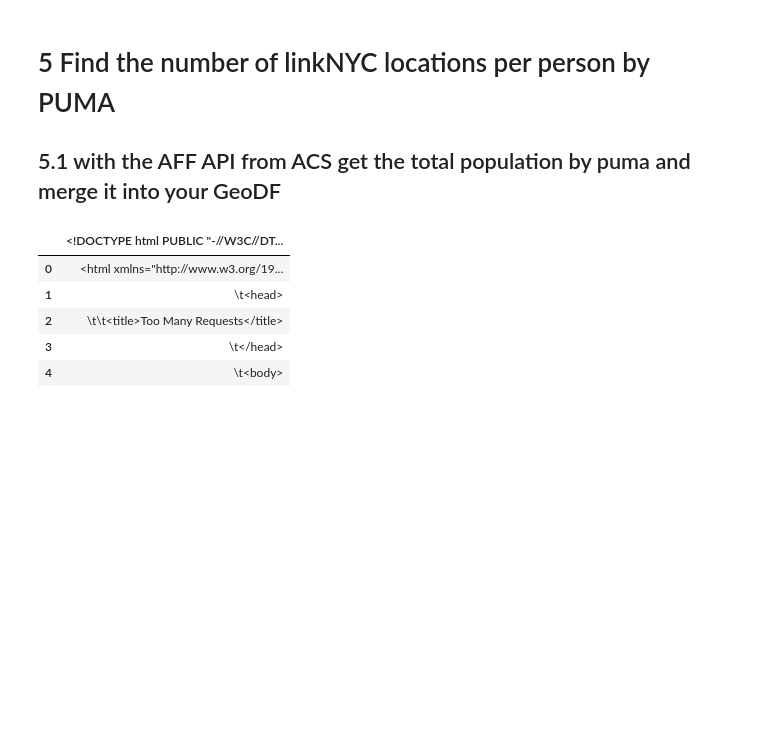
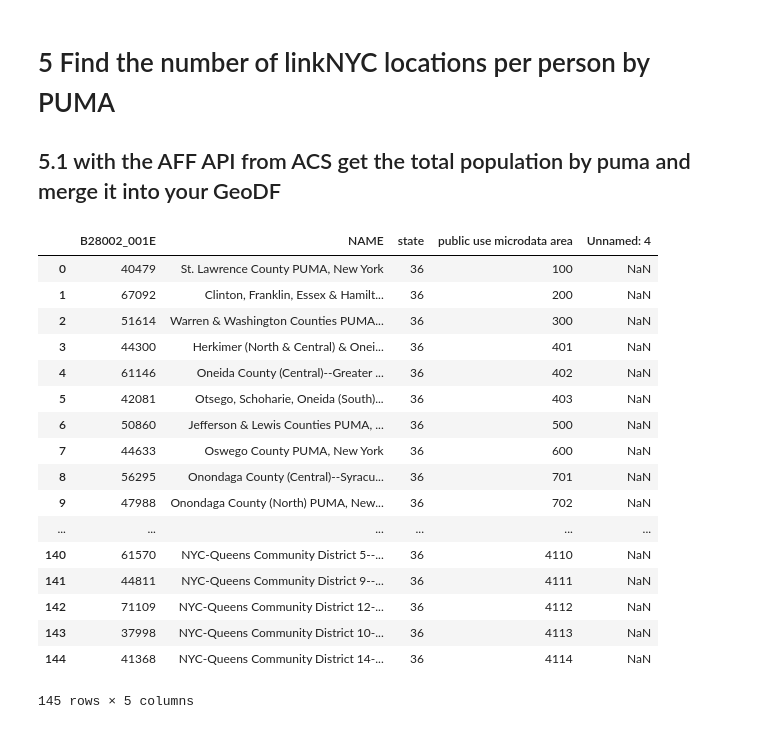
Before and after one commit to samjfalk/PUI2018_sjf374, a Jupyter notebook: HW7_sjf374/HW7_1_sjf374.ipynb, the cells around one changed output. Cells and saved outputs as stored; diff of their text form; code cells hidden in the pictures; blank space fills up the shorter version.

```diff
--- a/HW7_sjf374/HW7_1_sjf374.ipynb
+++ b/HW7_sjf374/HW7_1_sjf374.ipynb
@@ -448,14 +452,26 @@ url = "https://api.census.gov/data/2016/acs/acs1?get=" + keyNhouseholds +\
 resp = requests.request('GET', url).content
 pumaPop = pd.read_csv(io.StringIO(resp.decode('utf-8').replace('[','').replace(']','')))
 # %%
-pumaPop.head()
+pumaPop
 # %% [output]
-|  | <!DOCTYPE html PUBLIC "-//W3C//DT... |
-| 0 | <html xmlns="http://www.w3.org/19... |
-| 1 | \t<head> |
-| 2 | \t\t<title>Too Many Requests</title> |
-| 3 | \t</head> |
-| 4 | \t<body> |
+|  | B28002_001E | NAME | state | public use microdata area | Unnamed: 4 |
+| 0 | 40479 | St. Lawrence County PUMA, New York | 36 | 100 | NaN |
+| 1 | 67092 | Clinton, Franklin, Essex & Hamilt... | 36 | 200 | NaN |
+| 2 | 51614 | Warren & Washington Counties PUMA... | 36 | 300 | NaN |
+| 3 | 44300 | Herkimer (North & Central) & Onei... | 36 | 401 | NaN |
+| 4 | 61146 | Oneida County (Central)--Greater ... | 36 | 402 | NaN |
+| 5 | 42081 | Otsego, Schoharie, Oneida (South)... | 36 | 403 | NaN |
+| 6 | 50860 | Jefferson & Lewis Counties PUMA, ... | 36 | 500 | NaN |
+| 7 | 44633 | Oswego County PUMA, New York | 36 | 600 | NaN |
+| 8 | 56295 | Onondaga County (Central)--Syracu... | 36 | 701 | NaN |
+| 9 | 47988 | Onondaga County (North) PUMA, New... | 36 | 702 | NaN |
+| ... | ... | ... | ... | ... | ... |
+| 140 | 61570 | NYC-Queens Community District 5--... | 36 | 4110 | NaN |
+| 141 | 44811 | NYC-Queens Community District 9--... | 36 | 4111 | NaN |
+| 142 | 71109 | NYC-Queens Community District 12-... | 36 | 4112 | NaN |
+| 143 | 37998 | NYC-Queens Community District 10-... | 36 | 4113 | NaN |
+| 144 | 41368 | NYC-Queens Community District 14-... | 36 | 4114 | NaN |
+145 rows × 5 columns
 # %%
 pumashp.head()
 # %% [output]
```
Also changed, not shown: parts of 5 cells of this notebook.
